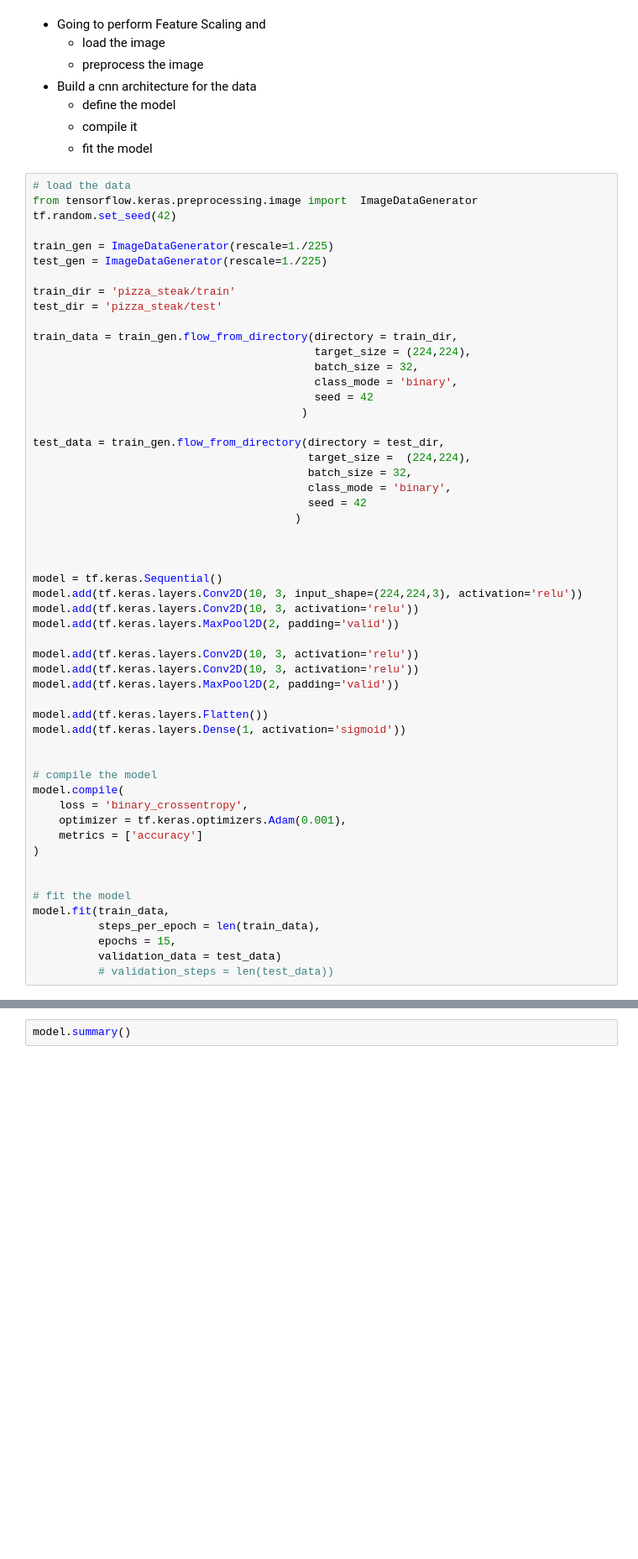
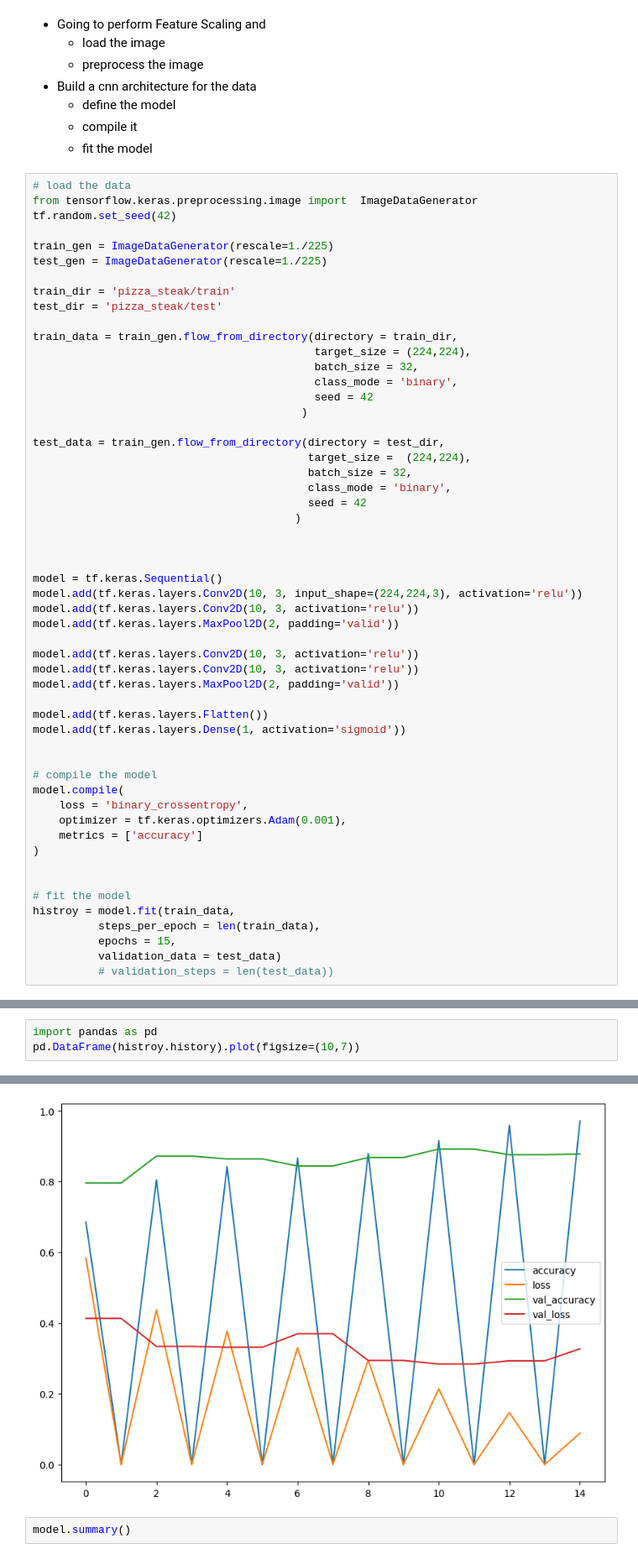
Before and after one commit to Phavour-EBEN/Personal-Deep-Learning-Lessons, a Jupyter notebook: 003_NN_CNN_Comp_Vision_Tensorflow/Steak_Pizza_with_CNN.ipynb, the cells around one changed output, grey strips where cells are left out. Shown at 84% size. Cells and saved outputs as stored; diff of their text form; blank space fills up the shorter version.

Commit message:
Visualising the training and validation loss and accuracy

```diff
--- a/003_NN_CNN_Comp_Vision_Tensorflow/Steak_Pizza_with_CNN.ipynb
+++ b/003_NN_CNN_Comp_Vision_Tensorflow/Steak_Pizza_with_CNN.ipynb
@@ -142,7 +142,7 @@ model.compile(
 
 
 # fit the model
-model.fit(train_data,
+histroy = model.fit(train_data,
           steps_per_epoch = len(train_data),
           epochs = 15,
           validation_data = test_data)
@@ -173,0 +173,4 @@ Epoch 15/15
+# %%
+import pandas as pd
+pd.DataFrame(histroy.history).plot(figsize=(10,7))
+# %% [output]
@@ -174,3 +178,4 @@ Epoch 15/15
+[figure, added]
 # %%
 model.summary()
 # %% [output]
```
Also changed, not shown: parts of 12 cells of this notebook.
